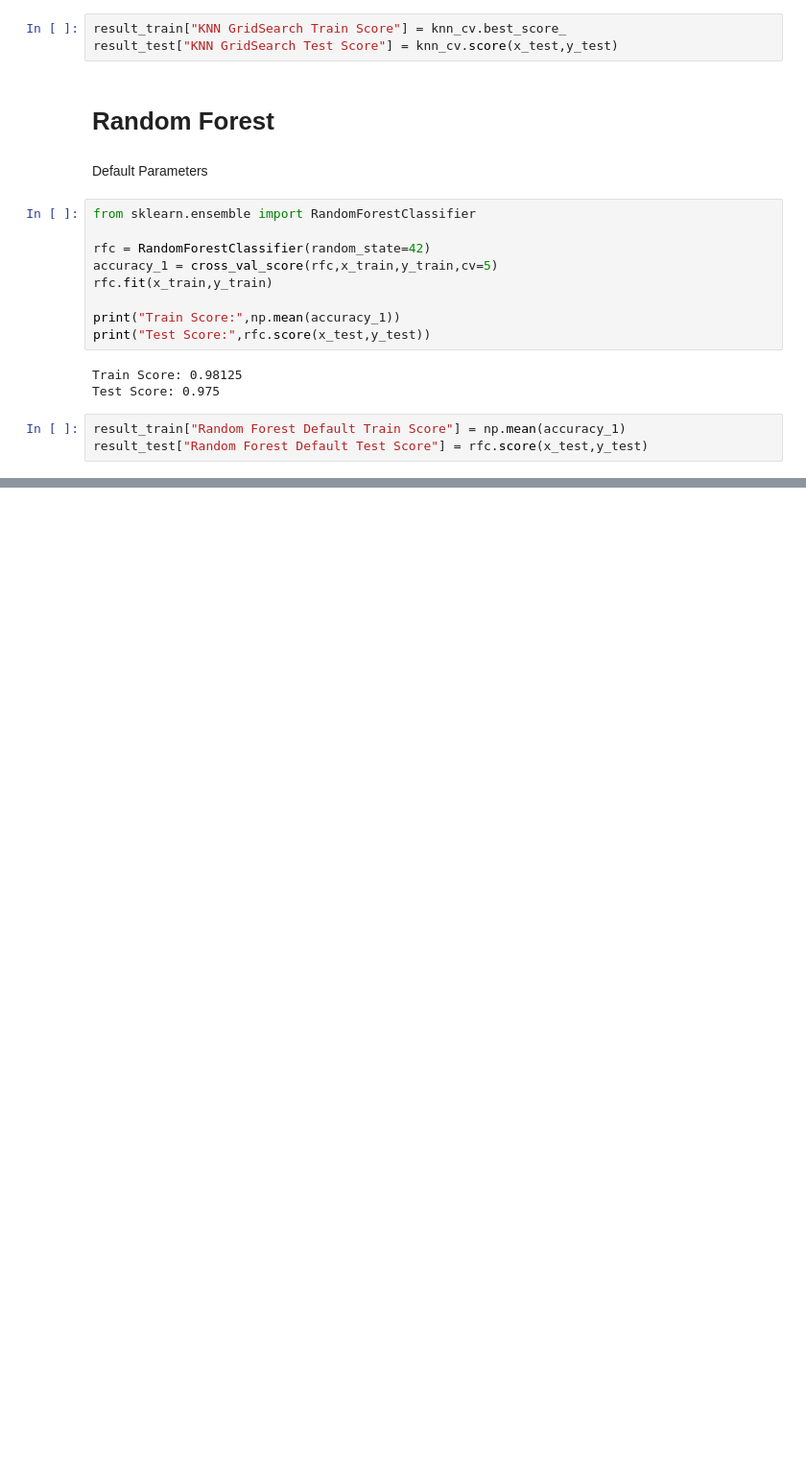
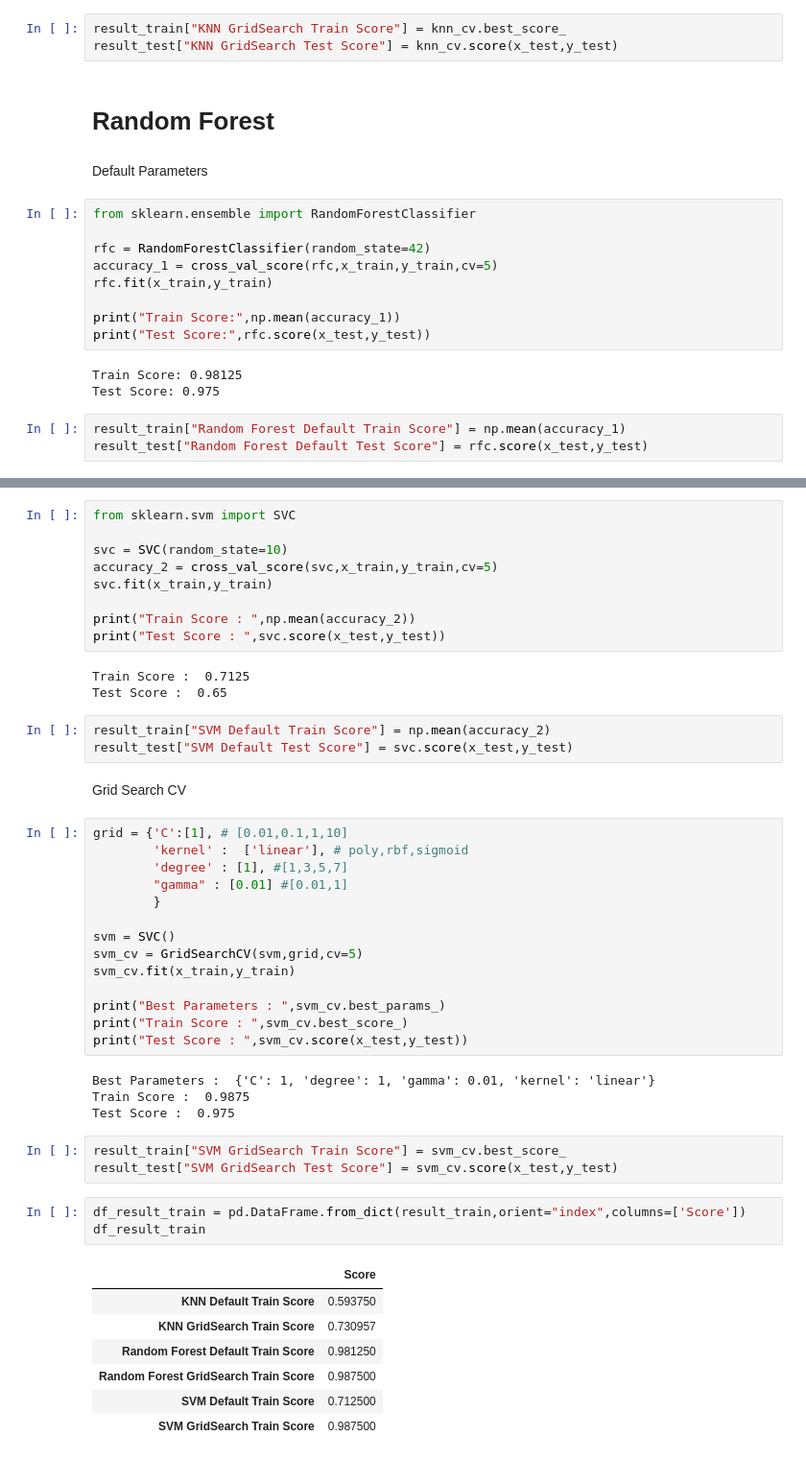
Before and after one commit to RahulSunny1209/Drug-Classification, a Jupyter notebook: drug_classification.ipynb, the cells around one changed output, grey strips where cells are left out. Shown at 96% size. Drawn from its saved outputs; the diff is of its cells as text; blank space fills up the shorter version.

```diff
--- a/drug_classification.ipynb
+++ b/drug_classification.ipynb
@@ -403,0 +428,49 @@ result_test["Random Forest Default Test Score"] = rfc.score(x_test,y_test)
+# %%
+from sklearn.svm import SVC
+
+svc = SVC(random_state=10)
+accuracy_2 = cross_val_score(svc,x_train,y_train,cv=5)
+svc.fit(x_train,y_train)
+
+print("Train Score : ",np.mean(accuracy_2))
+print("Test Score : ",svc.score(x_test,y_test))
+# %% [output]
+Train Score :  0.7125
+Test Score :  0.65
+# %%
+result_train["SVM Default Train Score"] = np.mean(accuracy_2)
+result_test["SVM Default Test Score"] = svc.score(x_test,y_test)
+# %% [markdown]
+Grid Search CV
+# %%
+grid = {'C':[1], # [0.01,0.1,1,10]
+        'kernel' :  ['linear'], # poly,rbf,sigmoid
+        'degree' : [1], #[1,3,5,7]
+        "gamma" : [0.01] #[0.01,1]
+        }
+
+svm = SVC()
+svm_cv = GridSearchCV(svm,grid,cv=5)
+svm_cv.fit(x_train,y_train)
+
+print("Best Parameters : ",svm_cv.best_params_)
+print("Train Score : ",svm_cv.best_score_)
+print("Test Score : ",svm_cv.score(x_test,y_test))
+# %% [output]
+Best Parameters :  {'C': 1, 'degree': 1, 'gamma': 0.01, 'kernel': 'linear'}
+Train Score :  0.9875
+Test Score :  0.975
+# %%
+result_train["SVM GridSearch Train Score"] = svm_cv.best_score_
+result_test["SVM GridSearch Test Score"] = svm_cv.score(x_test,y_test)
+# %%
+df_result_train = pd.DataFrame.from_dict(result_train,orient="index",columns=['Score'])
+df_result_train
+# %% [output]
+|  | Score |
+| KNN Default Train Score | 0.593750 |
+| KNN GridSearch Train Score | 0.730957 |
+| Random Forest Default Train Score | 0.981250 |
+| Random Forest GridSearch Train Score | 0.987500 |
+| SVM Default Train Score | 0.712500 |
+| SVM GridSearch Train Score | 0.987500 |
```
Also changed, not shown: parts of 6 cells of this notebook.
